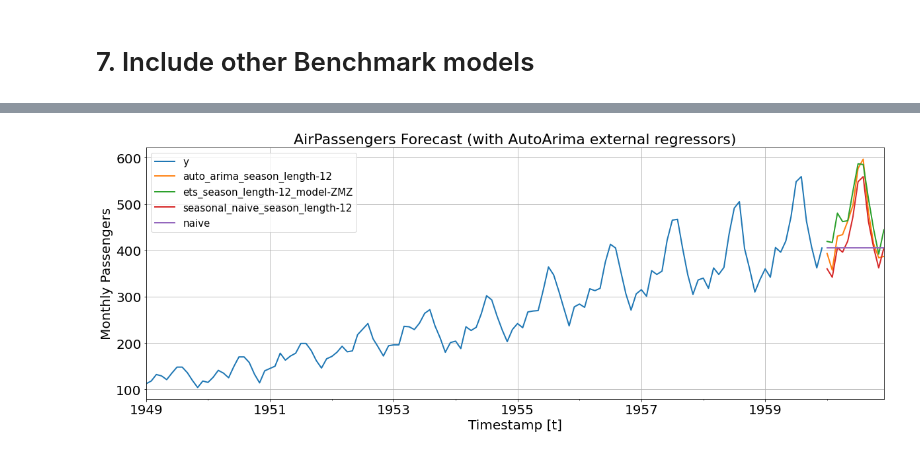
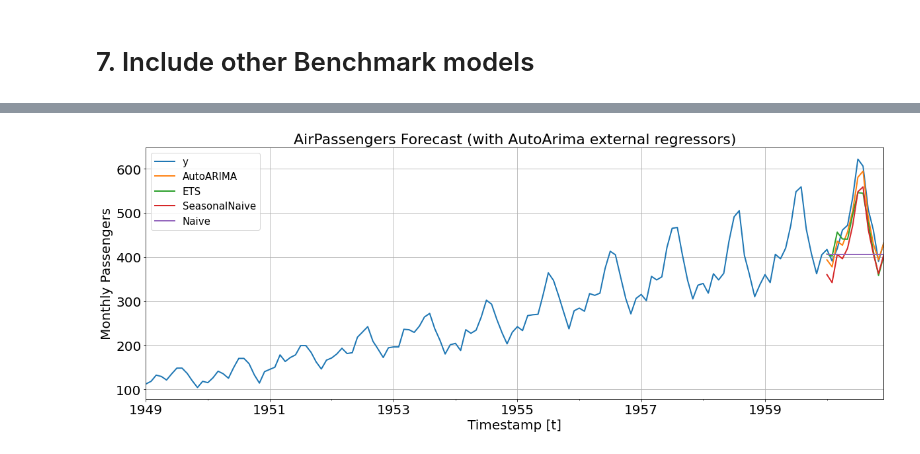
Before and after one commit to Nixtla/statsforecast, a Jupyter notebook: examples/Getting_Started_with_Auto_Arima_and_ETS.ipynb, the cells around one changed output, grey strips where cells are left out. Saved outputs shown, nothing was run; the diff lists cells and outputs as text; code cells hidden in the pictures.

```diff
--- a/examples/Getting_Started_with_Auto_Arima_and_ETS.ipynb
+++ b/examples/Getting_Started_with_Auto_Arima_and_ETS.ipynb
@@ -94,10 +91,16 @@ len(Y_test_df) 12
 # for ets we pass a ZMZ, model, which stands for error selected optimally,
 season_length = 12
 horizon = len(Y_test_df)
-model = StatsForecast(Y_train_df.set_index('unique_id'),
-                      models=[(auto_arima, season_length),
-                              (ets, season_length, 'ZMZ')],
-                      freq='M', n_jobs=-1)
+models = [
+    AutoARIMA(season_length=season_length),
+    ETS(season_length=season_length, model='ZMZ')
+]
+model = StatsForecast(
+    df=Y_train_df,
+    models=models,
+    freq='M',
+    n_jobs=-1,
+)
 
 # In this step, you could include further models like: ses, adida, historic_average,
 # croston_classic, croston_sba, croston_optimized, seasonal_window_average, seasonal_naive,
@@ -120,11 +123,10 @@ Y_hat_df.head()
 # %%
 #We are going to plot the models againts the real values of test.
 fig, ax = plt.subplots(1, 1, figsize = (20, 7))
+Y_hat_df = Y_test_df.merge(Y_hat_df, how='left', on=['unique_id', 'ds'])
 plot_df = pd.concat([Y_train_df, Y_hat_df]).set_index('ds')
 
-plot_df[['y',
-         'auto_arima_season_length-12',
-         'ets_season_length-12_model-ZMZ']].plot(ax=ax, linewidth=2)
+plot_df[['y', 'AutoARIMA', 'ETS']].plot(ax=ax, linewidth=2)
 
 ax.set_title('AirPassengers Forecast', fontsize=22)
 ax.set_ylabel('Monthly Passengers', fontsize=20)
@@ -256,13 +245,13 @@ season_length = 12
 # Note: For all models the following parameters are passed automaticly and don't need to be declared: (X, h, future_xreg)
 
 model = StatsForecast(
-    Y_train_df.set_index('unique_id'),
-    models=[(auto_arima, season_length), (ets, season_length, 'ZMZ')],
+    df=Y_train_df,
+    models=models,
     freq='M',
     n_jobs=-1
 )
 
-Y_hat_df_xreg = model.forecast(horizon, xreg=xreg_test.set_index('unique_id'))
+Y_hat_df_xreg = model.forecast(horizon, X=xreg_test)
 Y_hat_df_xreg = Y_hat_df_xreg.reset_index()
 # %%
 #We are going to plot the models againts the real values of test.
@@ -284,20 +274,25 @@ for label in (ax.get_xticklabels() + ax.get_yticklabels()):
 # 7. Include other Benchmark models
 # %%
 #we import more benchmark models
-from statsforecast.models import seasonal_naive, naive
+from statsforecast.models import SeasonalNaive, Naive
 
 #Define the parameters that you want to use in your models.
 season_length = 12
 
 # Note: For all models the following parameters are passed automaticly and don't need to be declared: (X, h, future_xreg)
 
+models = [
+    AutoARIMA(season_length=12),
+    ETS(season_length=12),
+    SeasonalNaive(season_length=12),
+    Naive()
+]
 model = StatsForecast(
-    Y_train_df.set_index('unique_id'),
-    models=[(auto_arima, season_length), (ets, season_length, 'ZMZ'),
-            (seasonal_naive, season_length), naive],
+    df=Y_train_df,
+    models=models,
     freq='M',
     n_jobs=-1
 )
 
-Y_hat_df_bench = model.forecast(horizon, xreg=xreg_test.set_index('unique_id'))
+Y_hat_df_bench = model.forecast(horizon, X=xreg_test)
 Y_hat_df_bench = Y_hat_df_bench.reset_index()
@@ -320,15 +299,16 @@ Y_hat_df_bench
 # %%
 #We are going to plot the models againts the real values of test.
 
 fig, ax = plt.subplots(1, 1, figsize = (20, 7))
+Y_hat_df_bench = Y_test_df.merge(Y_hat_df_bench, how='left', on=['unique_id', 'ds'])
 df_plot = pd.concat([Y_train_df, Y_hat_df_bench]).set_index('ds')
-df_plot[['y', 'auto_arima_season_length-12','ets_season_length-12_model-ZMZ', 'seasonal_naive_season_length-12', 'naive']].plot(ax=ax, linewidth=2)
+df_plot[['y', 'AutoARIMA', 'ETS', 'SeasonalNaive', 'Naive']].plot(ax=ax, linewidth=2)
 ax.set_title('AirPassengers Forecast (with AutoArima external regressors)', fontsize=22)
 ax.set_ylabel('Monthly Passengers', fontsize=20)
 ax.set_xlabel('Timestamp [t]', fontsize=20)
 ax.legend(prop={'size': 15})
 ax.grid()
 for label in (ax.get_xticklabels() + ax.get_yticklabels()):
     label.set_fontsize(20)
 # %% [output]
-[figure, old version]
+[figure, new version]
```
Also changed, not shown: parts of 10 cells of this notebook.
